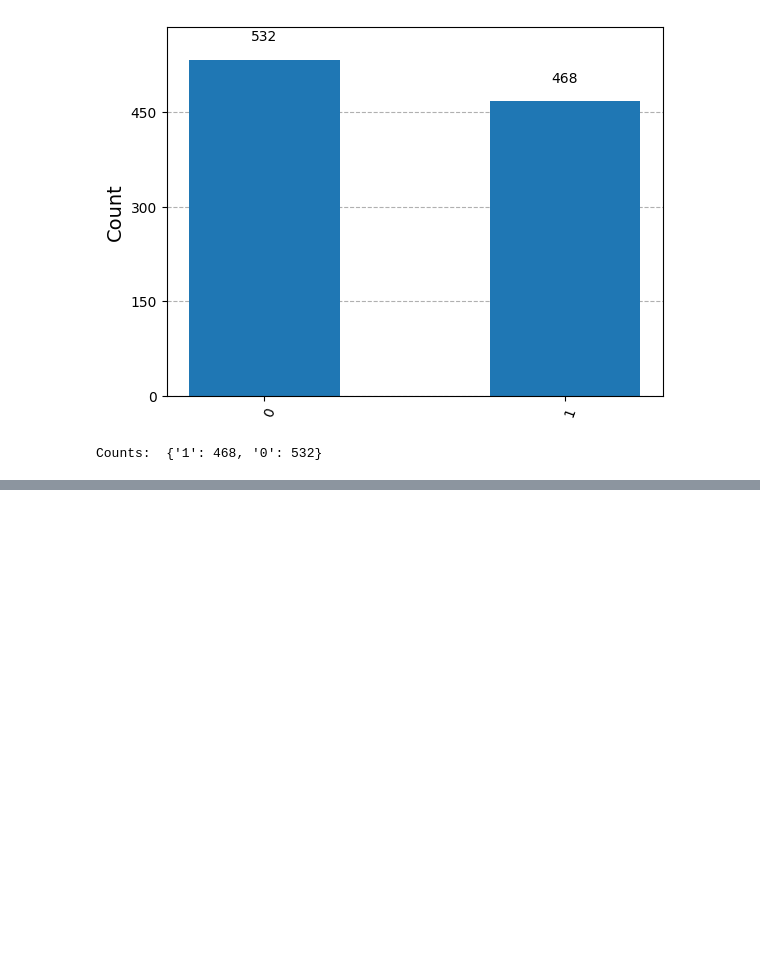
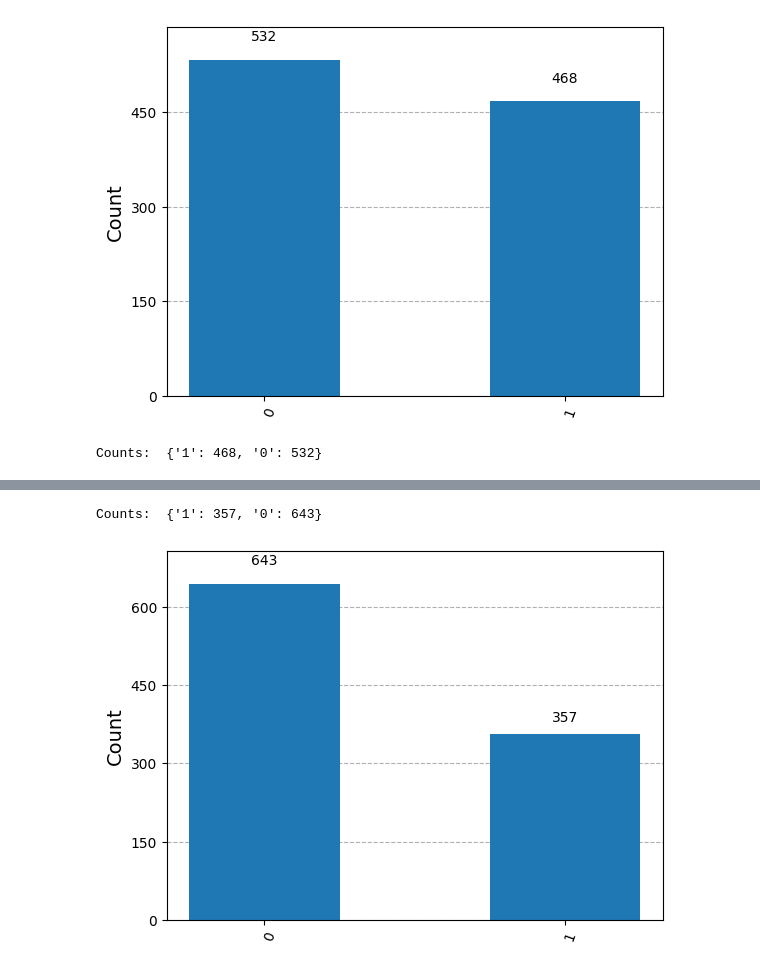
Before and after one commit to JonasHagstrom79/QuantumML, a Jupyter notebook: Exploring_the_Quantum_States.ipynb, the cells around one changed output, grey strips where cells are left out. Saved outputs shown, nothing was run; the diff lists cells and outputs as text; code cells hidden in the pictures; blank space fills up the shorter version.

```diff
--- a/Exploring_the_Quantum_States.ipynb
+++ b/Exploring_the_Quantum_States.ipynb
@@ -139,0 +180,31 @@ Counts:  {'1': 468, '0': 532}
+# %%
+# Using theta to specify the quantum state vector
+
+from math import cos, pi, sin
+
+def get_state (theta):
+    """returns a valid state vector"""
+    return [cos(theta/2), sin(theta/2)]
+
+# play with the values for theta to get the feeling
+theta = 5#-pi/2
+
+# create, initilize, and execute the quantum circuit
+qc = QuantumCircuit(1,1)
+qc.initialize(get_state(theta), 0)
+qc.measure(0,0)
+backend = AerSimulator()
+qc_transpiled = transpile(qc, backend)
+job = backend.run(qc_transpiled, shots=1000)
+result = job.result()
+counts = result.get_counts()
+
+# Print the counts
+print("Counts: ", counts)
+
+# Show the histogram
+plot_histogram(counts)
+plt.show()
+# %% [output]
+Counts:  {'1': 357, '0': 643}
+[figure, added]
```
Also changed, not shown: parts of 1 cell of this notebook.
